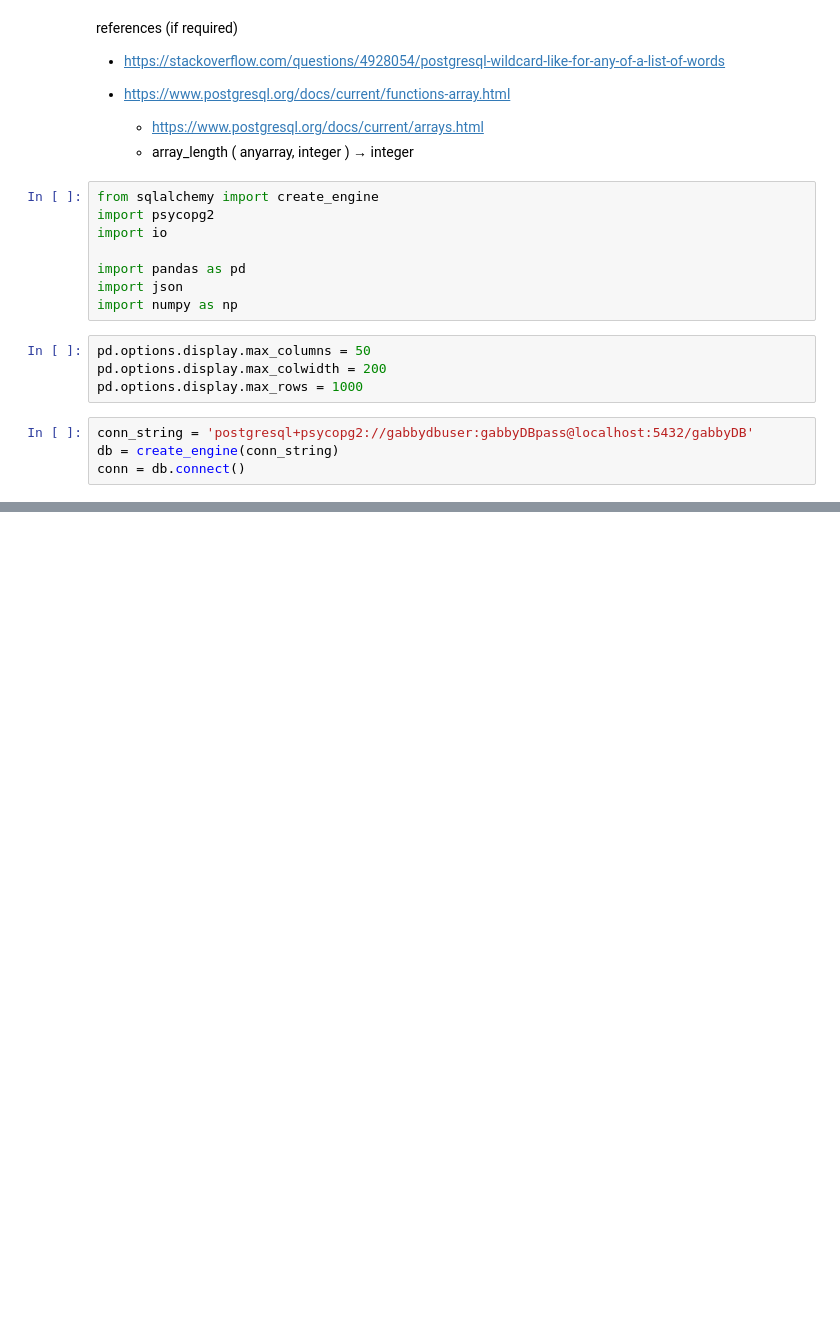
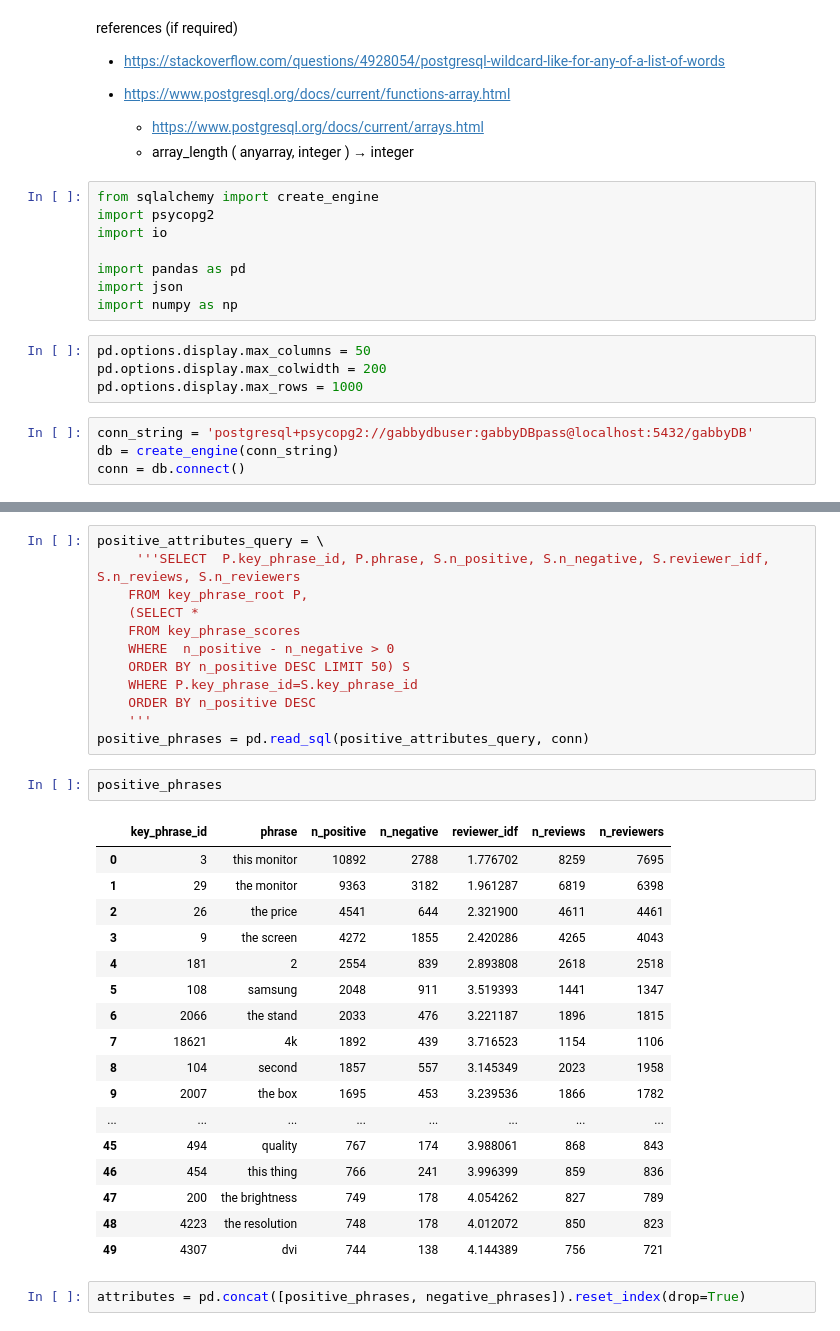
Before and after one commit to avelllabs/Gabby, a Jupyter notebook: notebooks/13_gb_gabby_api_development.ipynb, the cells around one changed output, grey strips where cells are left out. Drawn from its saved outputs; the diff is of its cells as text; blank space fills up the shorter version.

```diff
--- a/notebooks/13_gb_gabby_api_development.ipynb
+++ b/notebooks/13_gb_gabby_api_development.ipynb
@@ -30,0 +65,34 @@ conn = db.connect()
+# %%
+positive_attributes_query = \
+     '''SELECT  P.key_phrase_id, P.phrase, S.n_positive, S.n_negative, S.reviewer_idf, S.n_reviews, S.n_reviewers
+    FROM key_phrase_root P,
+    (SELECT *
+    FROM key_phrase_scores
+    WHERE  n_positive - n_negative > 0
+    ORDER BY n_positive DESC LIMIT 50) S
+    WHERE P.key_phrase_id=S.key_phrase_id
+    ORDER BY n_positive DESC
+    '''
+positive_phrases = pd.read_sql(positive_attributes_query, conn)
+# %%
+positive_phrases
+# %% [output]
+|  | key_phrase_id | phrase | n_positive | n_negative | reviewer_idf | n_reviews | n_reviewers |
+| 0 | 3 | this monitor | 10892 | 2788 | 1.776702 | 8259 | 7695 |
+| 1 | 29 | the monitor | 9363 | 3182 | 1.961287 | 6819 | 6398 |
+| 2 | 26 | the price | 4541 | 644 | 2.321900 | 4611 | 4461 |
+| 3 | 9 | the screen | 4272 | 1855 | 2.420286 | 4265 | 4043 |
+| 4 | 181 | 2 | 2554 | 839 | 2.893808 | 2618 | 2518 |
+| 5 | 108 | samsung | 2048 | 911 | 3.519393 | 1441 | 1347 |
+| 6 | 2066 | the stand | 2033 | 476 | 3.221187 | 1896 | 1815 |
+| 7 | 18621 | 4k | 1892 | 439 | 3.716523 | 1154 | 1106 |
+| 8 | 104 | second | 1857 | 557 | 3.145349 | 2023 | 1958 |
+| 9 | 2007 | the box | 1695 | 453 | 3.239536 | 1866 | 1782 |
+| ... | ... | ... | ... | ... | ... | ... | ... |
+| 45 | 494 | quality | 767 | 174 | 3.988061 | 868 | 843 |
+| 46 | 454 | this thing | 766 | 241 | 3.996399 | 859 | 836 |
+| 47 | 200 | the brightness | 749 | 178 | 4.054262 | 827 | 789 |
+| 48 | 4223 | the resolution | 748 | 178 | 4.012072 | 850 | 823 |
+| 49 | 4307 | dvi | 744 | 138 | 4.144389 | 756 | 721 |
+# %%
+attributes = pd.concat([positive_phrases, negative_phrases]).reset_index(drop=True)
```
Also changed, not shown: parts of 11 cells of this notebook, 5 other files.
